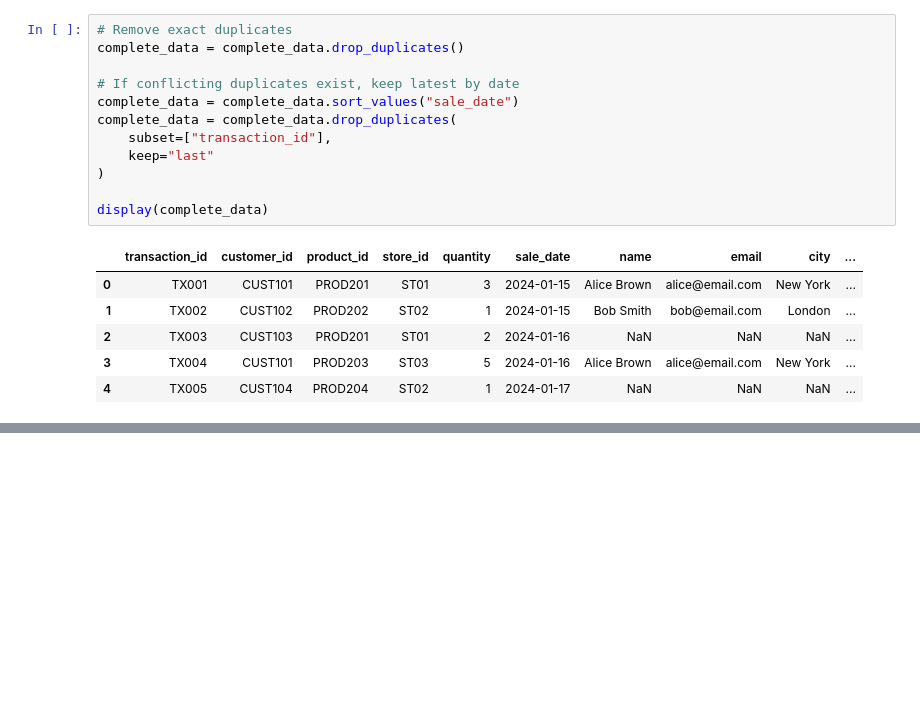
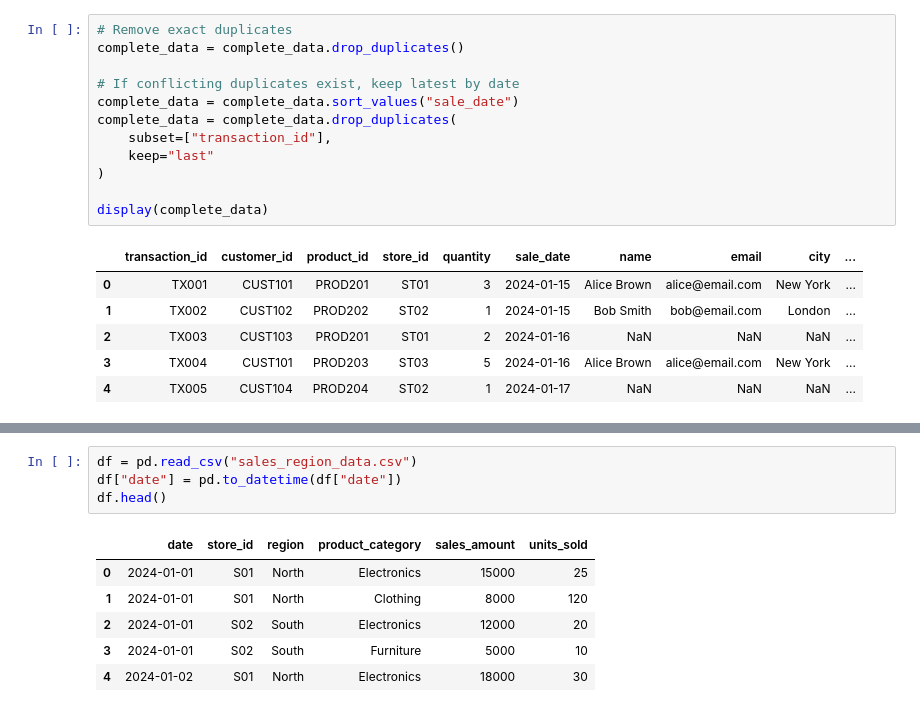
Before and after one commit to dineshbasnet/Advanced_python_lab_reports, a Jupyter notebook: main.ipynb, the cells around one changed output, grey strips where cells are left out. Drawn from its saved outputs; the diff is of its cells as text; blank space fills up the shorter version.

```diff
--- a/main.ipynb
+++ b/main.ipynb
@@ -243,0 +270,11 @@ display(complete_data)
+# %%
+df = pd.read_csv("sales_region_data.csv")
+df["date"] = pd.to_datetime(df["date"])
+df.head()
+# %% [output]
+|  | date | store_id | region | product_category | sales_amount | units_sold |
+| 0 | 2024-01-01 | S01 | North | Electronics | 15000 | 25 |
+| 1 | 2024-01-01 | S01 | North | Clothing | 8000 | 120 |
+| 2 | 2024-01-01 | S02 | South | Electronics | 12000 | 20 |
+| 3 | 2024-01-01 | S02 | South | Furniture | 5000 | 10 |
+| 4 | 2024-01-02 | S01 | North | Electronics | 18000 | 30 |
```
Also changed, not shown: parts of 23 cells of this notebook, 1 other file.
